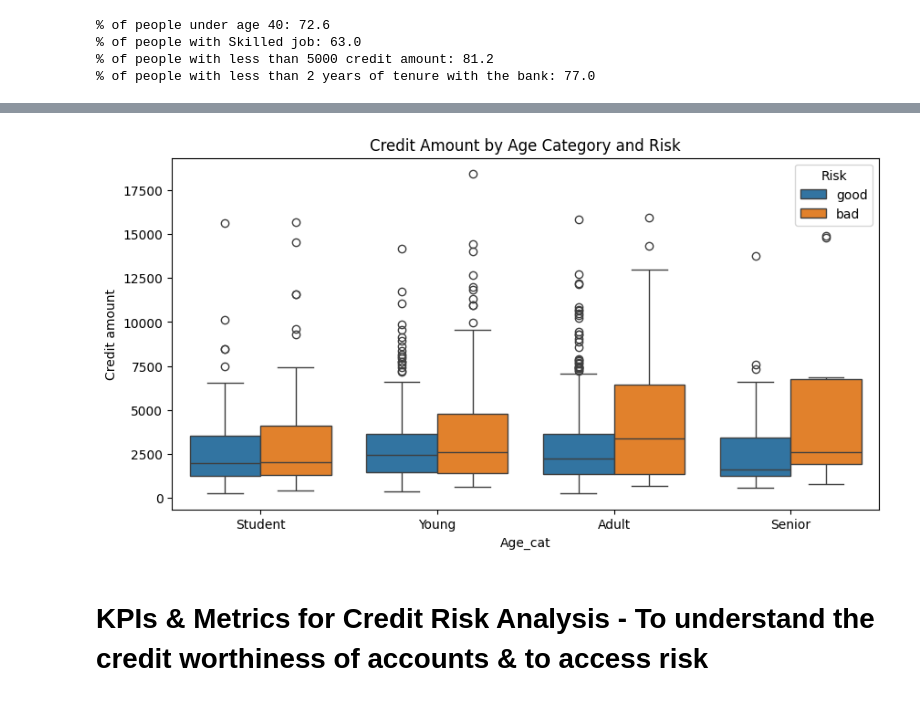
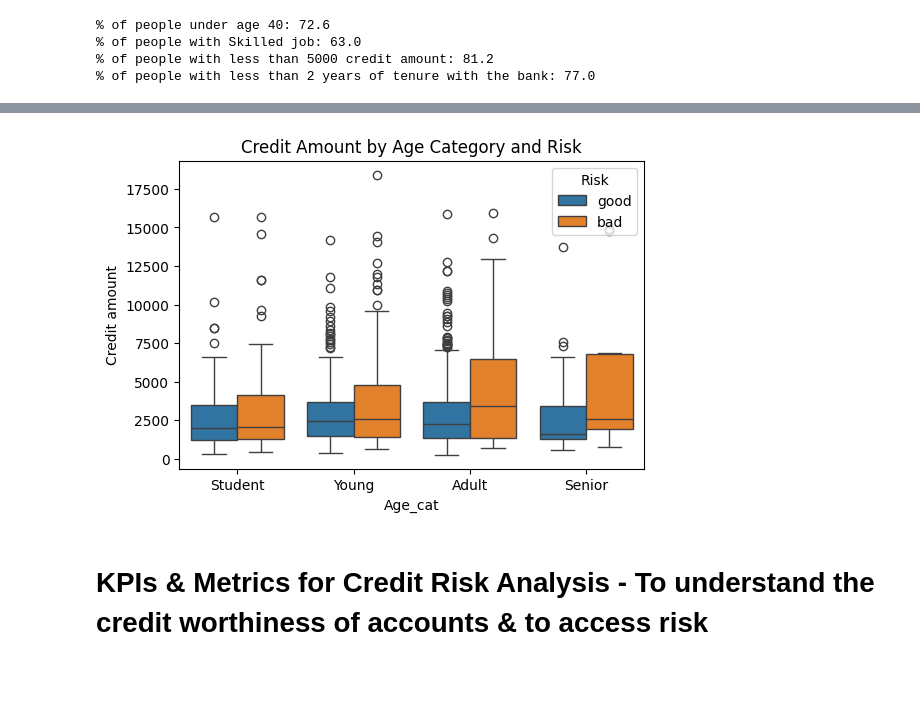
Before and after one commit to MeenakshiVaithianathan/Python-Projects, a Jupyter notebook: Credit_risk.ipynb, the cells around one changed output, grey strips where cells are left out. Cells and saved outputs as stored; diff of their text form; code cells hidden in the pictures.

```diff
--- a/Credit_risk.ipynb
+++ b/Credit_risk.ipynb
@@ -234,10 +158,10 @@ df.head(10)
 # %%
-plt.figure(figsize=(10, 5))
+plt.figure(figsize=(6, 4))
 sns.boxplot(x='Age_cat', y='Credit amount', hue='Risk', data=df)
 plt.title('Credit Amount by Age Category and Risk')
 plt.show()
 # %% [output]
-[figure, old version]
+[figure, new version]
 # %% [markdown]
 # **KPIs & Metrics for Credit Risk Analysis** - To understand the credit worthiness of accounts & to access risk
 # %%
```
Also changed, not shown: parts of 21 cells of this notebook.
